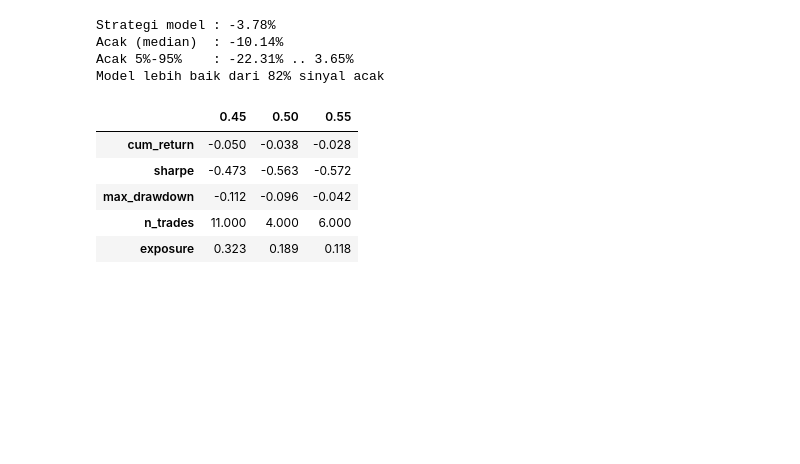
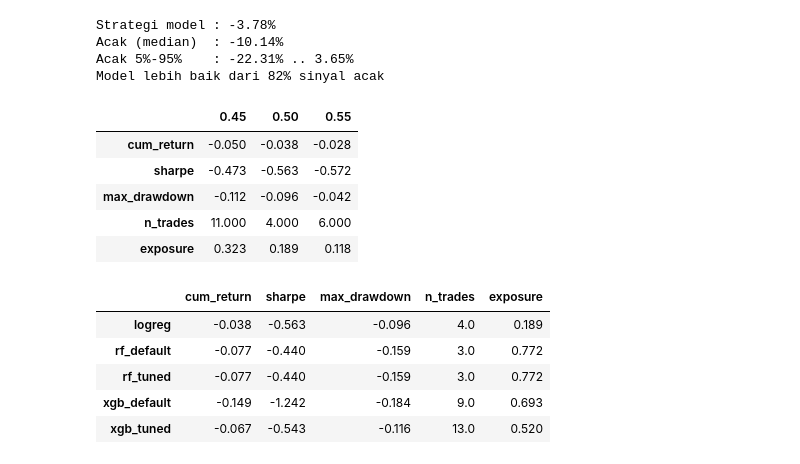
Before and after one commit to alpinnbtk/IDX-ML-Lab, a Jupyter notebook: notebooks/08_backtest.ipynb, the cells around one changed output. Drawn from its saved outputs; the diff is of its cells as text; code cells hidden in the pictures; blank space fills up the shorter version.

Commit message:
docs: update README.md (& 08_backtest)

```diff
--- a/notebooks/08_backtest.ipynb
+++ b/notebooks/08_backtest.ipynb
@@ -174,3 +174,18 @@ pd.DataFrame(rows).round(3)
 | max_drawdown | -0.112 | -0.096 | -0.042 |
 | n_trades | 11.000 | 4.000 | 6.000 |
 | exposure | 0.323 | 0.189 | 0.118 |
+# %%
+rows = {}
+for name in ["logreg", "rf_default", "rf_tuned", "xgb_default", "xgb_tuned"]:
+    p = pd.Series(val_proba[name], index=X_val.index)
+    d = run_backtest(val_returns, proba_to_signal(p, 0.5))
+    rows[name] = summarize(d)[["cum_return", "sharpe", "max_drawdown", "n_trades", "exposure"]]
+
+pd.DataFrame(rows).T.round(3)
+# %% [output]
+|  | cum_return | sharpe | max_drawdown | n_trades | exposure |
+| logreg | -0.038 | -0.563 | -0.096 | 4.0 | 0.189 |
+| rf_default | -0.077 | -0.440 | -0.159 | 3.0 | 0.772 |
+| rf_tuned | -0.077 | -0.440 | -0.159 | 3.0 | 0.772 |
+| xgb_default | -0.149 | -1.242 | -0.184 | 9.0 | 0.693 |
+| xgb_tuned | -0.067 | -0.543 | -0.116 | 13.0 | 0.520 |
```
Also changed, not shown: 1 other file.
